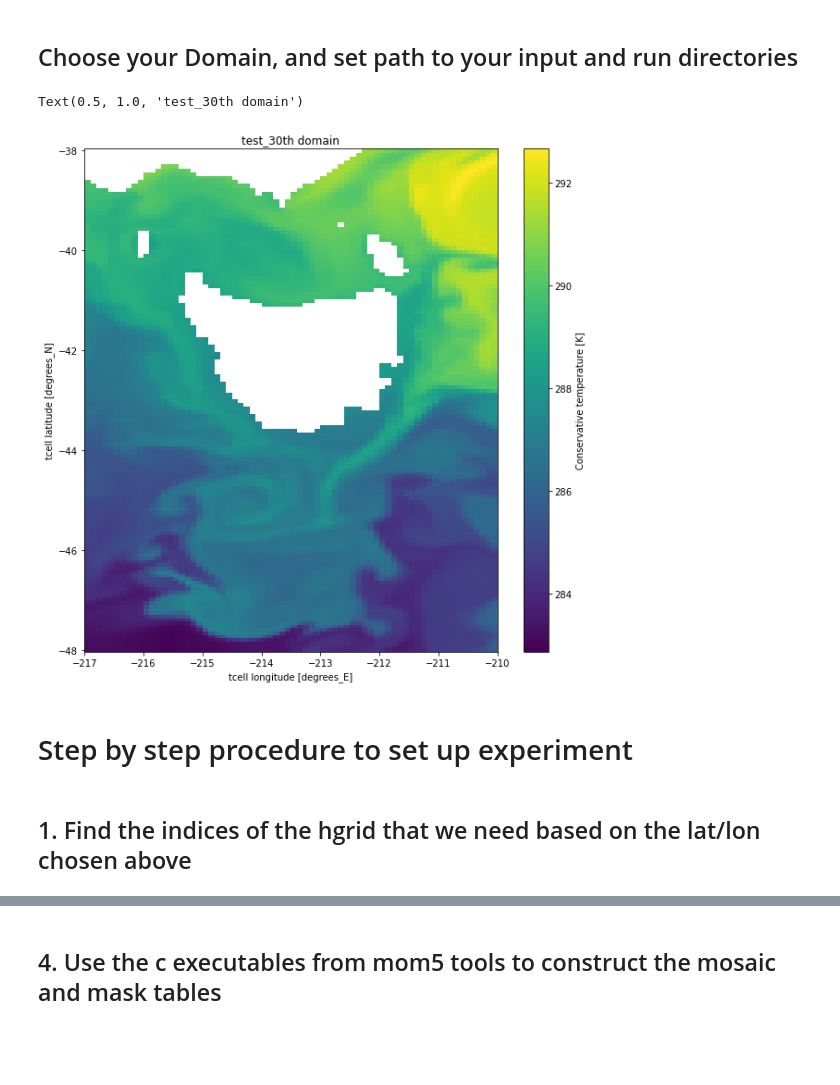
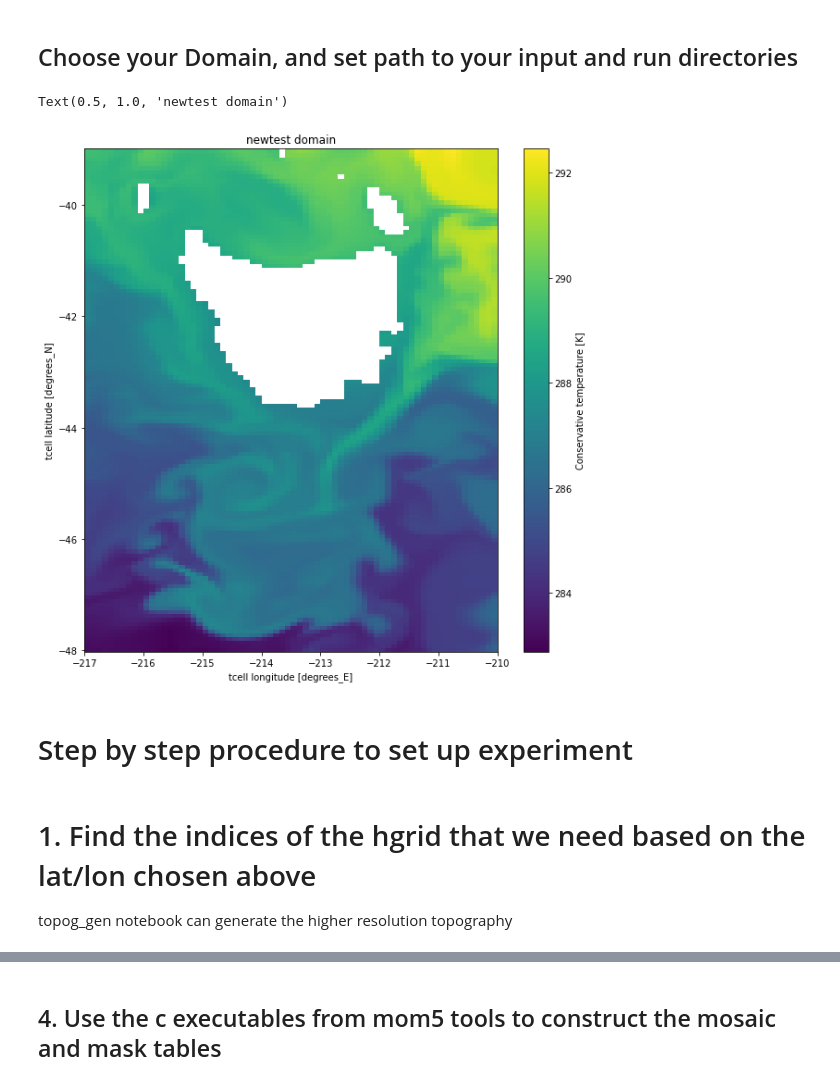
Before and after one commit to COSIMA/regional-mom6, a Jupyter notebook: Make MOM6 Regional Domain.ipynb, the cells around one changed output, grey strips where cells are left out. Cells and saved outputs as stored; diff of their text form; code cells hidden in the pictures; blank space fills up the shorter version.

```diff
--- a/Make MOM6 Regional Domain.ipynb
+++ b/Make MOM6 Regional Domain.ipynb
@@ -63,45 +70,47 @@ An input directory is copied into the 'rundir' you choose, and a couple of files
 # %%
 
 ## Choose your coordinates and the name of your experiment
-yextent = [-48,-38]
+yextent = [-48,-38.95]
 xextent = [-217 , -210]
-expt_name = "test_30th"
+expt_name = "newtest"
 
 ## Place where all your input files go
 path = f"/scratch/v45/ab8992/mom6/regional_configs/{expt_name}/"
 
 ## Directory where you'll run the experiment from
 rundir = f"/home/149/ab8992/mom6_rundirs/{expt_name}"
 
 for i in [path,rundir]:
     try:
         os.mkdir(i)
     except:
         pass
 
 if "temp" not in os.listdir(path):
     os.mkdir(path + "temp")
 if "weights" not in os.listdir(path):
     os.mkdir(path + "weights")
 if "forcing" not in os.listdir(path):
     os.mkdir(path + "forcing")
 
 
 full_domain = xr.open_dataset(f"{initpath}/ocean/ocean_daily.nc")
 
 # domain.tau_x.sel(yu_ocean=slice(-49, -5), xu_ocean=slice(-217, -183)).isel(time = 0).plot()
 domain = full_domain.surface_temp.sel(yt_ocean=slice(yextent[0], yextent[1]), xt_ocean=slice(xextent[0],xextent[1])).isel(time = 0)
 fig,ax = plt.subplots(1,figsize = (10,10))
 
 domain.plot(ax = ax)
 ax.set_title(f"{expt_name} domain")
 # %% [output]
-Text(0.5, 1.0, 'test_30th domain')
+Text(0.5, 1.0, 'newtest domain')
-[figure, old version]
+[figure, new version]
 # %% [markdown]
 # Step by step procedure to set up experiment
 # %% [markdown]
-## 1. Find the indices of the hgrid that we need based on the lat/lon chosen above
+# 1. Find the indices of the hgrid that we need based on the lat/lon chosen above
+
+topog_gen notebook can generate the higher resolution topography
 # %%
 hgrid = xr.open_dataset(om2path + "ocean_hgrid.nc")
 
```
Also changed, not shown: parts of 23 cells of this notebook.
